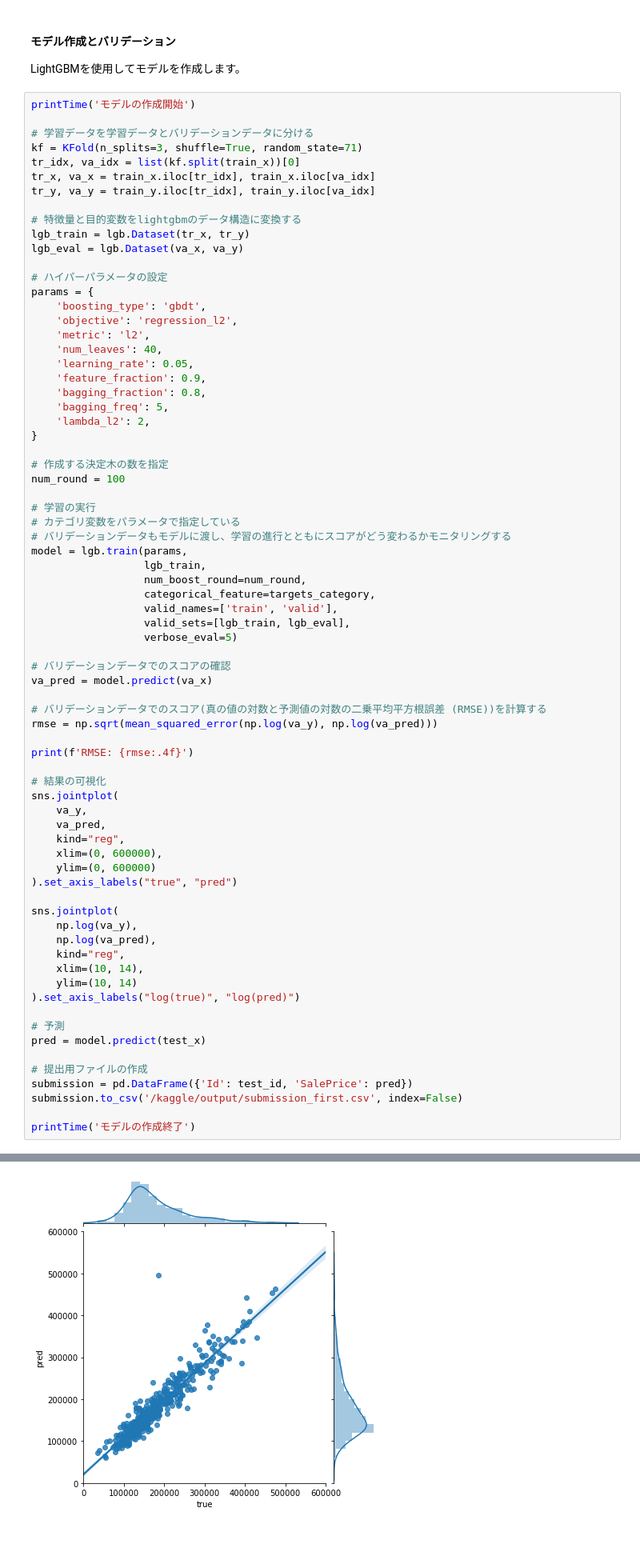
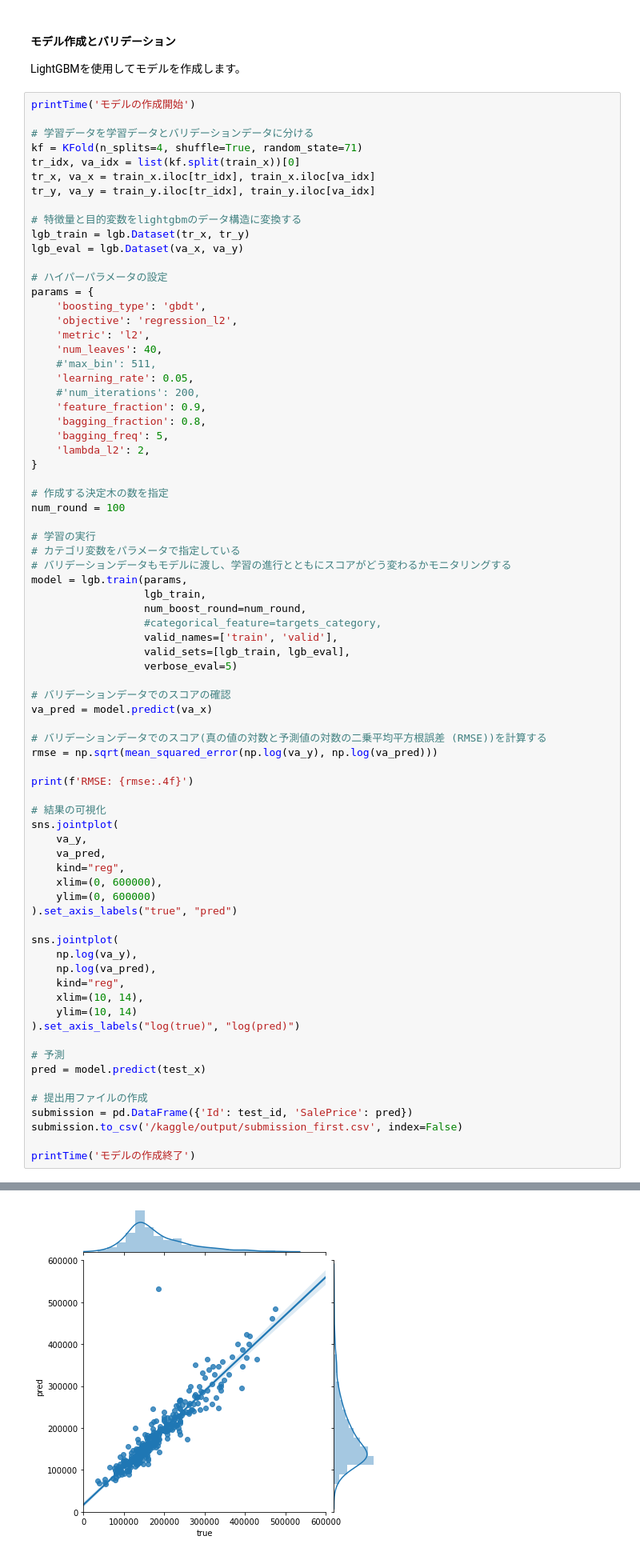
Before and after one commit to CodeSeterpie/CodeSeterpie, a Jupyter notebook: Kaggle/HousePrices/notebook/main/20200321/mainnote.ipynb, the cells around one changed output, grey strips where cells are left out. Shown at 80% size. Cells and saved outputs as stored; diff of their text form.

```diff
--- a/Kaggle/HousePrices/notebook/main/20200321/mainnote.ipynb
+++ b/Kaggle/HousePrices/notebook/main/20200321/mainnote.ipynb
@@ -303,7 +366,7 @@ LightGBMを使用してモデルを作成します。
 printTime('モデルの作成開始')
 
 # 学習データを学習データとバリデーションデータに分ける
-kf = KFold(n_splits=3, shuffle=True, random_state=71)
+kf = KFold(n_splits=4, shuffle=True, random_state=71)
 tr_idx, va_idx = list(kf.split(train_x))[0]
 tr_x, va_x = train_x.iloc[tr_idx], train_x.iloc[va_idx]
 tr_y, va_y = train_y.iloc[tr_idx], train_y.iloc[va_idx]
@@ -318,7 +381,9 @@ params = {
     'objective': 'regression_l2',
     'metric': 'l2',
     'num_leaves': 40,
+    #'max_bin': 511,
     'learning_rate': 0.05,
+    #'num_iterations': 200,
     'feature_fraction': 0.9,
     'bagging_fraction': 0.8,
     'bagging_freq': 5,
@@ -334,7 +399,7 @@ num_round = 100
 model = lgb.train(params,
                   lgb_train,
                   num_boost_round=num_round,
-                  categorical_feature=targets_category,
+                  #categorical_feature=targets_category,
                   valid_names=['train', 'valid'],
                   valid_sets=[lgb_train, lgb_eval],
                   verbose_eval=5)
@@ -401 +458 @@ RMSE: 0.1383
-[figure, old version]
+[figure, new version]
```
Also changed, not shown: parts of 6 cells of this notebook.
